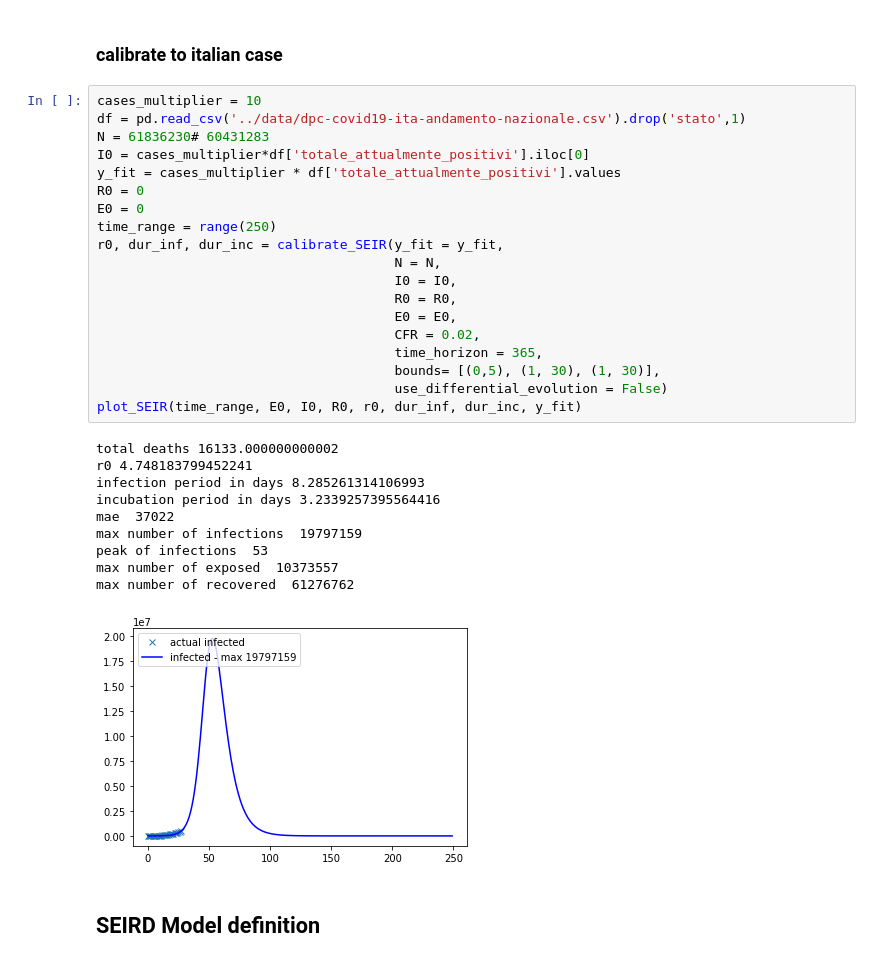
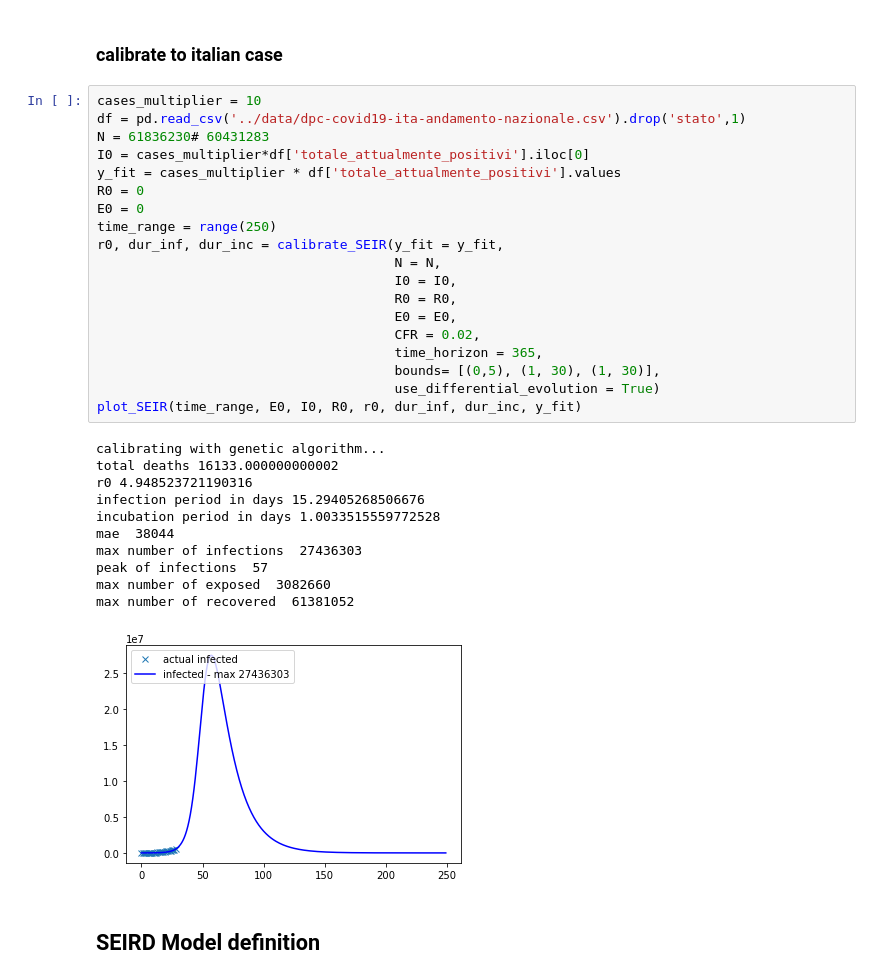
Before and after one commit to mspadaccino/COVID-19, a Jupyter notebook: notebooks/SIRD model.ipynb, the cells around one changed output. Drawn from its saved outputs; the diff is of its cells as text.

```diff
--- a/notebooks/SIRD model.ipynb
+++ b/notebooks/SIRD model.ipynb
@@ -274,33 +268,34 @@ max number of recovered  798206
 # %%
 cases_multiplier = 10
 df = pd.read_csv('../data/dpc-covid19-ita-andamento-nazionale.csv').drop('stato',1)
 N = 61836230# 60431283
 I0 = cases_multiplier*df['totale_attualmente_positivi'].iloc[0]
 y_fit = cases_multiplier * df['totale_attualmente_positivi'].values
 R0 = 0
 E0 = 0
 time_range = range(250)
 r0, dur_inf, dur_inc = calibrate_SEIR(y_fit = y_fit,
                                       N = N,
                                       I0 = I0,
                                       R0 = R0,
                                       E0 = E0,
                                       CFR = 0.02,
                                       time_horizon = 365,
                                       bounds= [(0,5), (1, 30), (1, 30)],
-                                      use_differential_evolution = False)
+                                      use_differential_evolution = True)
 plot_SEIR(time_range, E0, I0, R0, r0, dur_inf, dur_inc, y_fit)
 # %% [output]
+calibrating with genetic algorithm...
 total deaths 16133.000000000002
-r0 4.748183799452241
-infection period in days 8.285261314106993
-incubation period in days 3.2339257395564416
-mae  37022
-max number of infections  19797159
-peak of infections  53
-max number of exposed  10373557
-max number of recovered  61276762
+r0 4.948523721190316
+infection period in days 15.29405268506676
+incubation period in days 1.0033515559772528
+mae  38044
+max number of infections  27436303
+peak of infections  57
+max number of exposed  3082660
+max number of recovered  61381052
-[figure, old version]
+[figure, new version]
 # %% [markdown]
 ## SEIRD Model definition
 # %%
```
Also changed, not shown: parts of 6 cells of this notebook, 7 other files.
